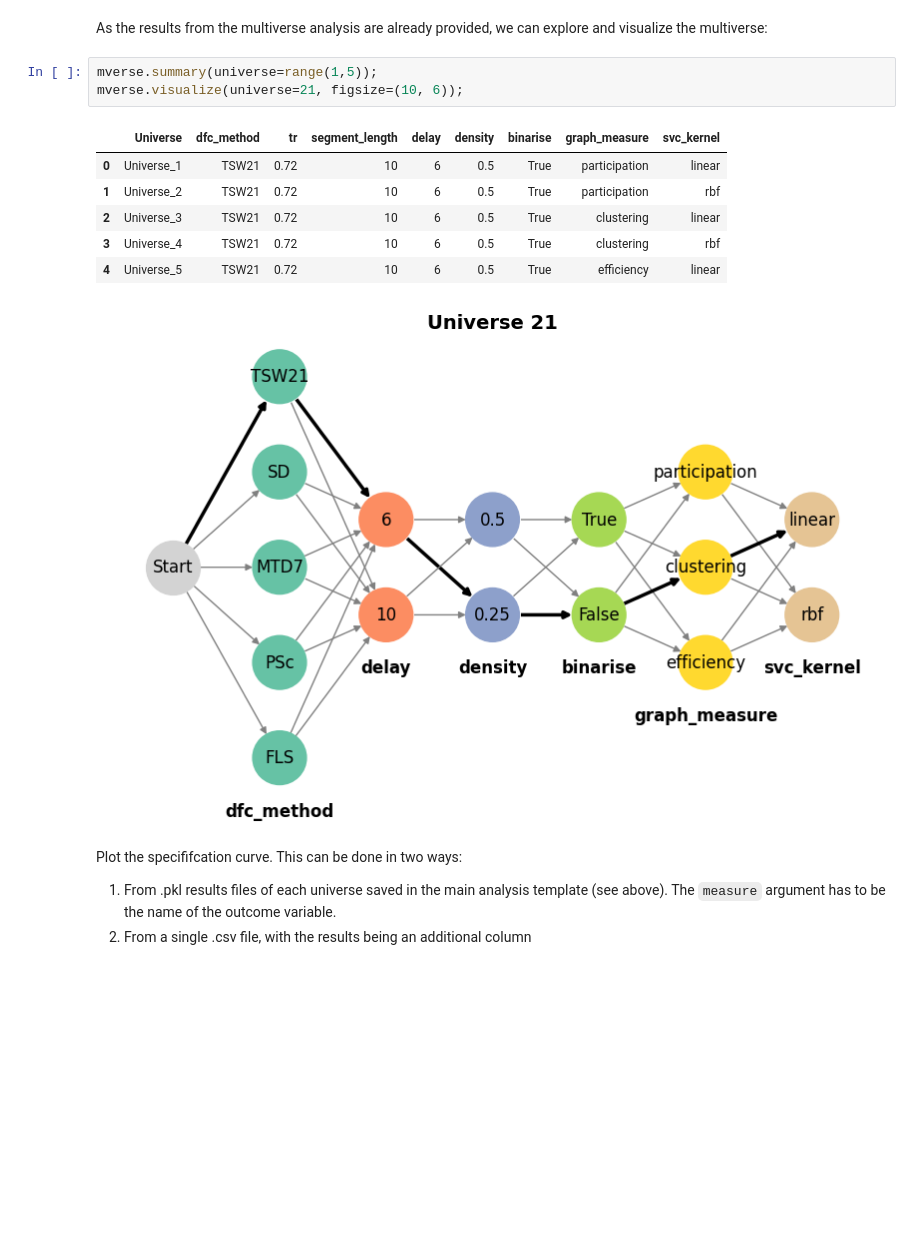
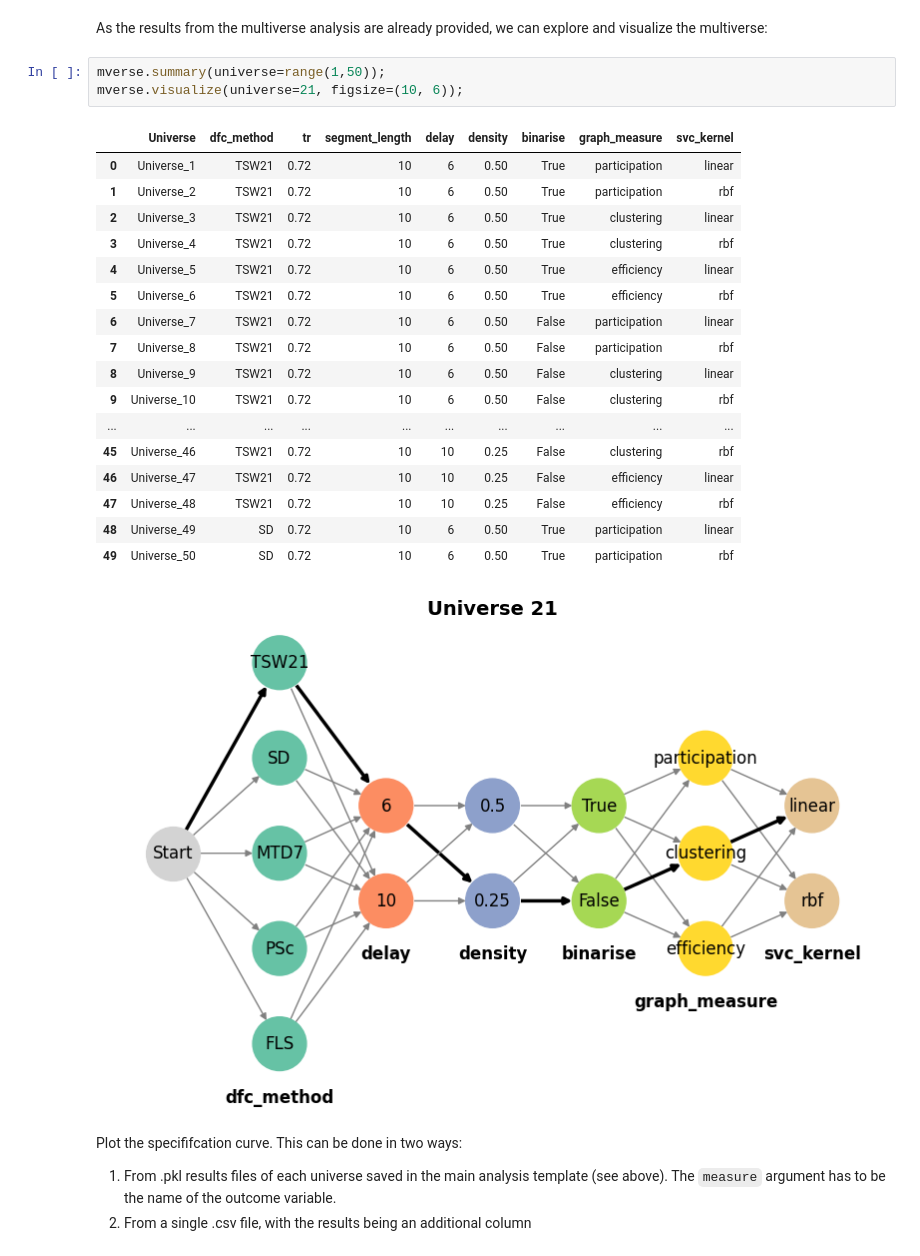
Before and after one commit to mibur1/comet, a Jupyter notebook: tutorials/example_fmri.ipynb, the cells around one changed output. Drawn from its saved outputs; the diff is of its cells as text; blank space fills up the shorter version.

```diff
--- a/tutorials/example_fmri.ipynb
+++ b/tutorials/example_fmri.ipynb
@@ -220,15 +220,26 @@ mverse.create(analysis_template, forking_paths)
 # %% [markdown]
 As the results from the multiverse analysis are already provided, we can explore and visualize the multiverse:
 # %%
-mverse.summary(universe=range(1,5));
+mverse.summary(universe=range(1,50));
 mverse.visualize(universe=21, figsize=(10, 6));
 # %% [output]
 |  | Universe | dfc_method | tr | segment_length | delay | density | binarise | graph_measure | svc_kernel |
-| 0 | Universe_1 | TSW21 | 0.72 | 10 | 6 | 0.5 | True | participation | linear |
-| 1 | Universe_2 | TSW21 | 0.72 | 10 | 6 | 0.5 | True | participation | rbf |
-| 2 | Universe_3 | TSW21 | 0.72 | 10 | 6 | 0.5 | True | clustering | linear |
-| 3 | Universe_4 | TSW21 | 0.72 | 10 | 6 | 0.5 | True | clustering | rbf |
-| 4 | Universe_5 | TSW21 | 0.72 | 10 | 6 | 0.5 | True | efficiency | linear |
+| 0 | Universe_1 | TSW21 | 0.72 | 10 | 6 | 0.50 | True | participation | linear |
+| 1 | Universe_2 | TSW21 | 0.72 | 10 | 6 | 0.50 | True | participation | rbf |
+| 2 | Universe_3 | TSW21 | 0.72 | 10 | 6 | 0.50 | True | clustering | linear |
+| 3 | Universe_4 | TSW21 | 0.72 | 10 | 6 | 0.50 | True | clustering | rbf |
+| 4 | Universe_5 | TSW21 | 0.72 | 10 | 6 | 0.50 | True | efficiency | linear |
+| 5 | Universe_6 | TSW21 | 0.72 | 10 | 6 | 0.50 | True | efficiency | rbf |
+| 6 | Universe_7 | TSW21 | 0.72 | 10 | 6 | 0.50 | False | participation | linear |
+| 7 | Universe_8 | TSW21 | 0.72 | 10 | 6 | 0.50 | False | participation | rbf |
+| 8 | Universe_9 | TSW21 | 0.72 | 10 | 6 | 0.50 | False | clustering | linear |
+| 9 | Universe_10 | TSW21 | 0.72 | 10 | 6 | 0.50 | False | clustering | rbf |
+| ... | ... | ... | ... | ... | ... | ... | ... | ... | ... |
+| 45 | Universe_46 | TSW21 | 0.72 | 10 | 10 | 0.25 | False | clustering | rbf |
+| 46 | Universe_47 | TSW21 | 0.72 | 10 | 10 | 0.25 | False | efficiency | linear |
+| 47 | Universe_48 | TSW21 | 0.72 | 10 | 10 | 0.25 | False | efficiency | rbf |
+| 48 | Universe_49 | SD | 0.72 | 10 | 6 | 0.50 | True | participation | linear |
+| 49 | Universe_50 | SD | 0.72 | 10 | 6 | 0.50 | True | participation | rbf |
 [figure]
 # %% [markdown]
 Plot the specififcation curve. This can be done in two ways:
```
Also changed, not shown: parts of 2 cells of this notebook, 6 other files.
